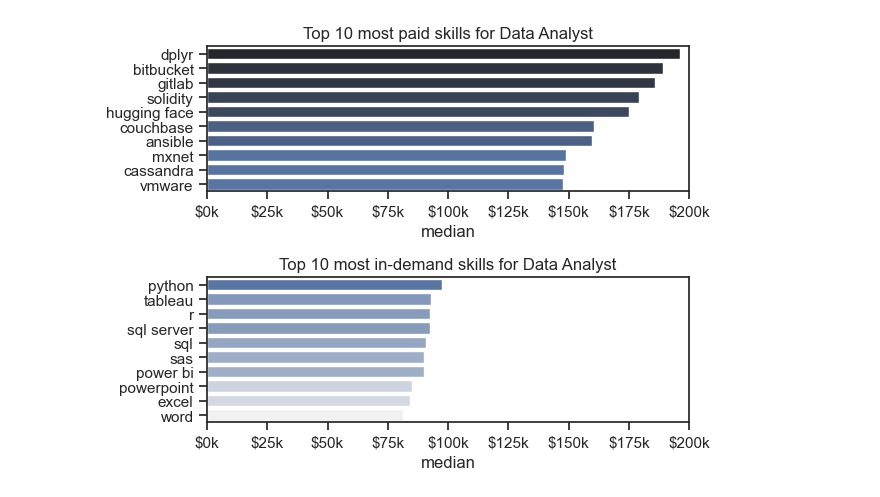
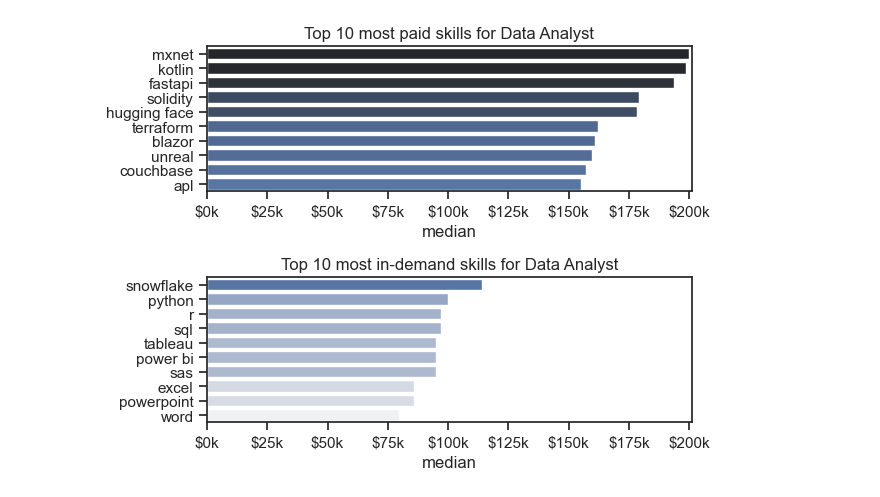
Before and after one commit to savicnikola9999-creator/Python_NS, a Jupyter notebook: Project/4_salary_analysis.ipynb, the cells around one changed output. Saved outputs shown, nothing was run; the diff lists cells and outputs as text; code cells hidden in the pictures.

```diff
--- a/Project/4_salary_analysis.ipynb
+++ b/Project/4_salary_analysis.ipynb
@@ -6,9 +12,12 @@ from datasets import load_dataset
 import matplotlib.pyplot as plt
 import seaborn as sns
 
-# Loading Data
-dataset = load_dataset('lukebarousse/data_jobs')
-df = dataset['train'].to_pandas()
+# Loading Data - only data for 2023
+#dataset = load_dataset('lukebarousse/data_jobs')
+#df = dataset['train'].to_pandas()
+
+# Loading Data - 2023, 2024, 2025 and first half of 2026:
+df = pd.read_csv(r"C:\Users\Nikola S\Desktop\Luke B\job_postings_flat.csv")
 
 # Data Cleanup
 df['job_posted_date'] = pd.to_datetime(df['job_posted_date'])
@@ -125,21 +149,21 @@ df_top_skills
 # %%
 fig, ax = plt.subplots(2,1)
 sns.set_theme(style="ticks")
 
 sns.barplot(data=df_top_pay, y="job_skills", x="median" , ax=ax[0], hue="median" , palette="dark:b_r")
 ax[0].legend().remove()
 ax[0].set_title("Top 10 most paid skills for Data Analyst")
 ax[0].set_ylabel("")
 ax[0].xaxis.set_major_formatter(plt.FuncFormatter(lambda x, pos: f'${int(x/1000)}k'))
-ax[0].set_xlim(0,200000)
+ax[0].set_xlim(0,201000)
 
 sns.barplot(data=df_top_skills, y="job_skills", x="median" , ax=ax[1], hue="median" , palette="light:b")
 ax[1].legend().remove()
 ax[1].set_title("Top 10 most in-demand skills for Data Analyst")
 ax[1].set_ylabel("")
 ax[1].xaxis.set_major_formatter(plt.FuncFormatter(lambda x, pos: f'${int(x/1000)}k'))
-ax[1].set_xlim(0,200000)
+ax[1].set_xlim(0,201000)
 
 fig.tight_layout()
 # %% [output]
-[figure, old version]
+[figure, new version]
```
Also changed, not shown: parts of 18 cells of this notebook, 4 other files.
